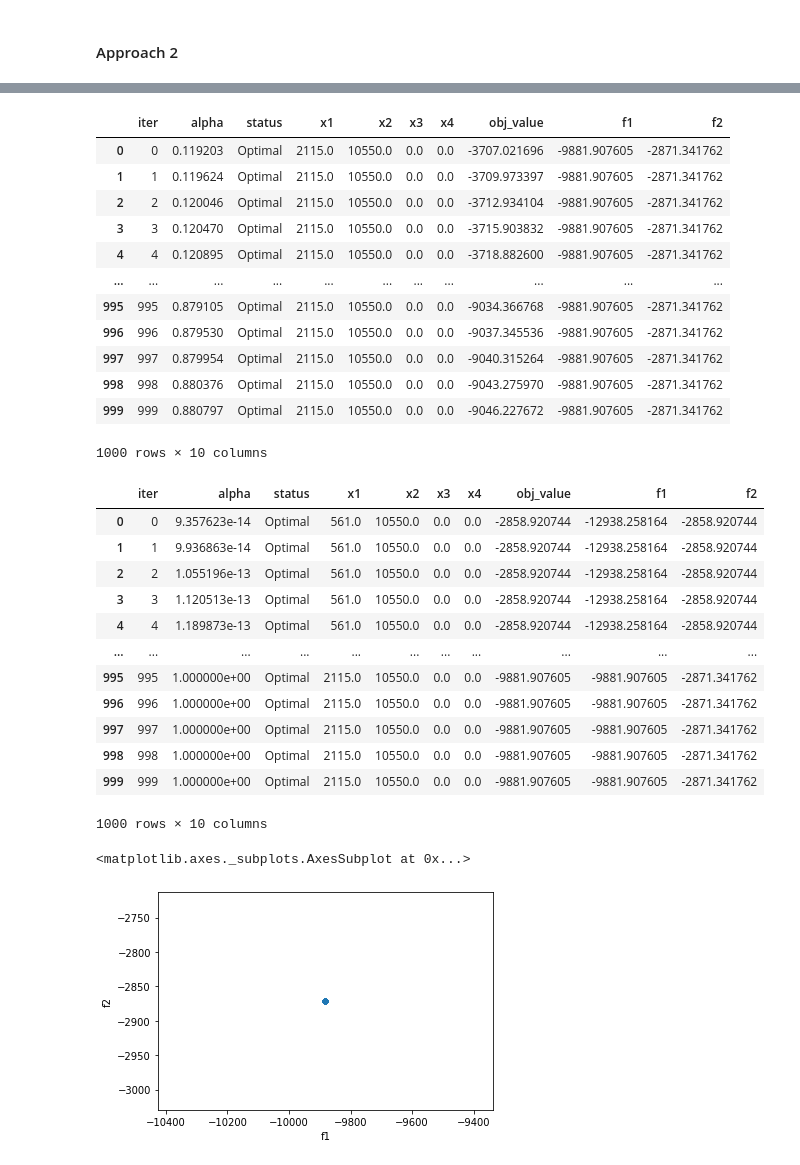
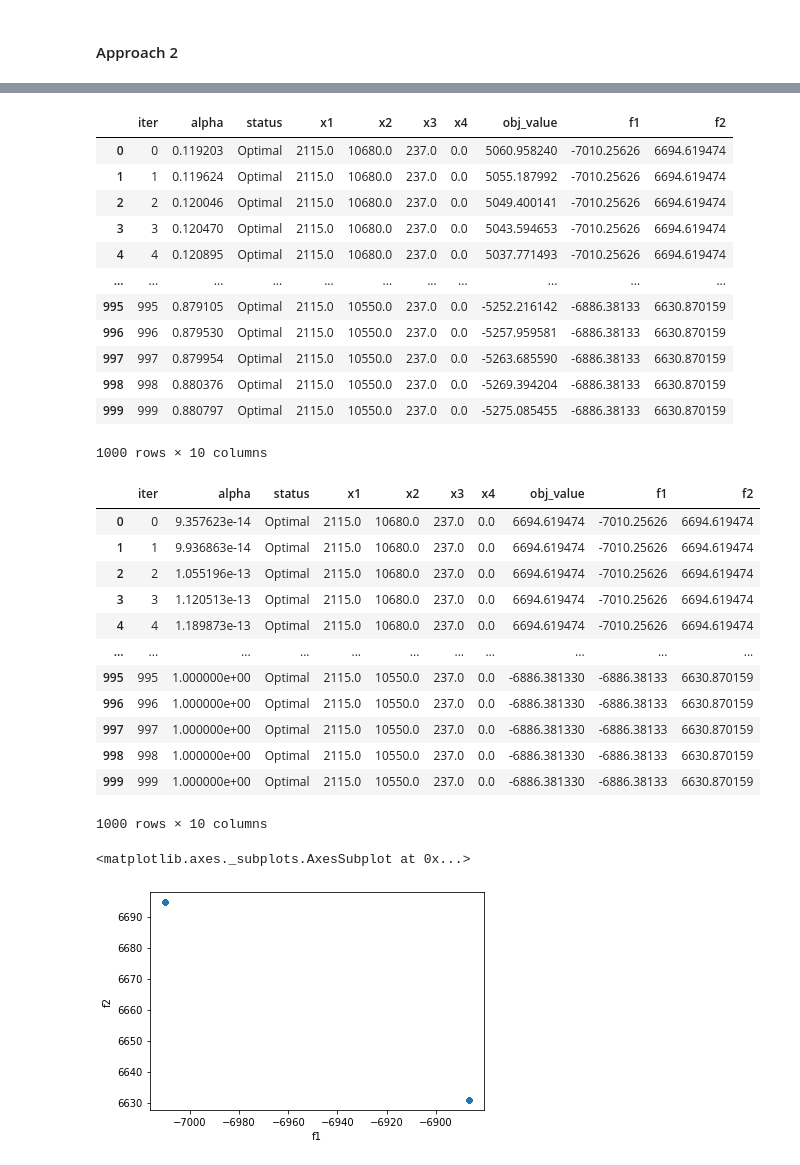
Before and after one commit to robertosgpontes/omse, a Jupyter notebook: main.ipynb, the cells around one changed output, grey strips where cells are left out. Drawn from its saved outputs; the diff is of its cells as text; code cells hidden in the pictures.

```diff
--- a/main.ipynb
+++ b/main.ipynb
@@ -180,7 +180,7 @@ from matplotlib import pyplot as plt
 # %%
 NUM_ITER = 1000
 # %%
-DataStandardization = Standardization
+DataStandardization = lambda C: DSPerLine(Standardization, C)
 # %% [markdown]
 ### Alpha Variations
 # %%
@@ -497,7 +497,7 @@ Sadeghi, Seyed Hamidreza & Jalili, Khalil & Nikkami, Davood. (2009). Land use op
 # %%
 # Variáveis do modelo
 
-C = np.array([[8.5042,  0.1562 ,  4.8758,  0.3215],
+Cini = np.array([[8.5042,  0.1562 ,  4.8758,  0.3215],
               [7.389, 8.144, 7.389, 21.112]])
 
 A = np.array([  [1, 0, 0, 0],
@@ -594,17 +594,17 @@ df_solution_sig_004 = run_models_2(alpha_sig_004, C, A, b)
 df_solution_sig_004
 # %% [output]
 |  | iter | alpha | status | x1 | x2 | x3 | x4 | obj_value | f1 | f2 |
-| 0 | 0 | 0.119203 | Optimal | 2115.0 | 10550.0 | 0.0 | 0.0 | -3707.021696 | -9881.907605 | -2871.341762 |
-| 1 | 1 | 0.119624 | Optimal | 2115.0 | 10550.0 | 0.0 | 0.0 | -3709.973397 | -9881.907605 | -2871.341762 |
-| 2 | 2 | 0.120046 | Optimal | 2115.0 | 10550.0 | 0.0 | 0.0 | -3712.934104 | -9881.907605 | -2871.341762 |
-| 3 | 3 | 0.120470 | Optimal | 2115.0 | 10550.0 | 0.0 | 0.0 | -3715.903832 | -9881.907605 | -2871.341762 |
-| 4 | 4 | 0.120895 | Optimal | 2115.0 | 10550.0 | 0.0 | 0.0 | -3718.882600 | -9881.907605 | -2871.341762 |
+| 0 | 0 | 0.119203 | Optimal | 2115.0 | 10680.0 | 237.0 | 0.0 | 5060.958240 | -7010.25626 | 6694.619474 |
+| 1 | 1 | 0.119624 | Optimal | 2115.0 | 10680.0 | 237.0 | 0.0 | 5055.187992 | -7010.25626 | 6694.619474 |
+| 2 | 2 | 0.120046 | Optimal | 2115.0 | 10680.0 | 237.0 | 0.0 | 5049.400141 | -7010.25626 | 6694.619474 |
+| 3 | 3 | 0.120470 | Optimal | 2115.0 | 10680.0 | 237.0 | 0.0 | 5043.594653 | -7010.25626 | 6694.619474 |
+| 4 | 4 | 0.120895 | Optimal | 2115.0 | 10680.0 | 237.0 | 0.0 | 5037.771493 | -7010.25626 | 6694.619474 |
 | ... | ... | ... | ... | ... | ... | ... | ... | ... | ... | ... |
-| 995 | 995 | 0.879105 | Optimal | 2115.0 | 10550.0 | 0.0 | 0.0 | -9034.366768 | -9881.907605 | -2871.341762 |
-| 996 | 996 | 0.879530 | Optimal | 2115.0 | 10550.0 | 0.0 | 0.0 | -9037.345536 | -9881.907605 | -2871.341762 |
-| 997 | 997 | 0.879954 | Optimal | 2115.0 | 10550.0 | 0.0 | 0.0 | -9040.315264 | -9881.907605 | -2871.341762 |
-| 998 | 998 | 0.880376 | Optimal | 2115.0 | 10550.0 | 0.0 | 0.0 | -9043.275970 | -9881.907605 | -2871.341762 |
-| 999 | 999 | 0.880797 | Optimal | 2115.0 | 10550.0 | 0.0 | 0.0 | -9046.227672 | -9881.907605 | -2871.341762 |
+| 995 | 995 | 0.879105 | Optimal | 2115.0 | 10550.0 | 237.0 | 0.0 | -5252.216142 | -6886.38133 | 6630.870159 |
+| 996 | 996 | 0.879530 | Optimal | 2115.0 | 10550.0 | 237.0 | 0.0 | -5257.959581 | -6886.38133 | 6630.870159 |
+| 997 | 997 | 0.879954 | Optimal | 2115.0 | 10550.0 | 237.0 | 0.0 | -5263.685590 | -6886.38133 | 6630.870159 |
+| 998 | 998 | 0.880376 | Optimal | 2115.0 | 10550.0 | 237.0 | 0.0 | -5269.394204 | -6886.38133 | 6630.870159 |
+| 999 | 999 | 0.880797 | Optimal | 2115.0 | 10550.0 | 237.0 | 0.0 | -5275.085455 | -6886.38133 | 6630.870159 |
 1000 rows × 10 columns
 # %%
 df_solution_sig_06 = run_models_2(alpha_sig_06, C, A, b)
@@ -612,20 +612,20 @@ df_solution_sig_06 = run_models_2(alpha_sig_06, C, A, b)
 df_solution_sig_06
 # %% [output]
 |  | iter | alpha | status | x1 | x2 | x3 | x4 | obj_value | f1 | f2 |
-| 0 | 0 | 9.357623e-14 | Optimal | 561.0 | 10550.0 | 0.0 | 0.0 | -2858.920744 | -12938.258164 | -2858.920744 |
-| 1 | 1 | 9.936863e-14 | Optimal | 561.0 | 10550.0 | 0.0 | 0.0 | -2858.920744 | -12938.258164 | -2858.920744 |
-| 2 | 2 | 1.055196e-13 | Optimal | 561.0 | 10550.0 | 0.0 | 0.0 | -2858.920744 | -12938.258164 | -2858.920744 |
-| 3 | 3 | 1.120513e-13 | Optimal | 561.0 | 10550.0 | 0.0 | 0.0 | -2858.920744 | -12938.258164 | -2858.920744 |
-| 4 | 4 | 1.189873e-13 | Optimal | 561.0 | 10550.0 | 0.0 | 0.0 | -2858.920744 | -12938.258164 | -2858.920744 |
+| 0 | 0 | 9.357623e-14 | Optimal | 2115.0 | 10680.0 | 237.0 | 0.0 | 6694.619474 | -7010.25626 | 6694.619474 |
+| 1 | 1 | 9.936863e-14 | Optimal | 2115.0 | 10680.0 | 237.0 | 0.0 | 6694.619474 | -7010.25626 | 6694.619474 |
+| 2 | 2 | 1.055196e-13 | Optimal | 2115.0 | 10680.0 | 237.0 | 0.0 | 6694.619474 | -7010.25626 | 6694.619474 |
+| 3 | 3 | 1.120513e-13 | Optimal | 2115.0 | 10680.0 | 237.0 | 0.0 | 6694.619474 | -7010.25626 | 6694.619474 |
+| 4 | 4 | 1.189873e-13 | Optimal | 2115.0 | 10680.0 | 237.0 | 0.0 | 6694.619474 | -7010.25626 | 6694.619474 |
 | ... | ... | ... | ... | ... | ... | ... | ... | ... | ... | ... |
-| 995 | 995 | 1.000000e+00 | Optimal | 2115.0 | 10550.0 | 0.0 | 0.0 | -9881.907605 | -9881.907605 | -2871.341762 |
-| 996 | 996 | 1.000000e+00 | Optimal | 2115.0 | 10550.0 | 0.0 | 0.0 | -9881.907605 | -9881.907605 | -2871.341762 |
-| 997 | 997 | 1.000000e+00 | Optimal | 2115.0 | 10550.0 | 0.0 | 0.0 | -9881.907605 | -9881.907605 | -2871.341762 |
-| 998 | 998 | 1.000000e+00 | Optimal | 2115.0 | 10550.0 | 0.0 | 0.0 | -9881.907605 | -9881.907605 | -2871.341762 |
-| 999 | 999 | 1.000000e+00 | Optimal | 2115.0 | 10550.0 | 0.0 | 0.0 | -9881.907605 | -9881.907605 | -2871.341762 |
+| 995 | 995 | 1.000000e+00 | Optimal | 2115.0 | 10550.0 | 237.0 | 0.0 | -6886.381330 | -6886.38133 | 6630.870159 |
+| 996 | 996 | 1.000000e+00 | Optimal | 2115.0 | 10550.0 | 237.0 | 0.0 | -6886.381330 | -6886.38133 | 6630.870159 |
+| 997 | 997 | 1.000000e+00 | Optimal | 2115.0 | 10550.0 | 237.0 | 0.0 | -6886.381330 | -6886.38133 | 6630.870159 |
+| 998 | 998 | 1.000000e+00 | Optimal | 2115.0 | 10550.0 | 237.0 | 0.0 | -6886.381330 | -6886.38133 | 6630.870159 |
+| 999 | 999 | 1.000000e+00 | Optimal | 2115.0 | 10550.0 | 237.0 | 0.0 | -6886.381330 | -6886.38133 | 6630.870159 |
 1000 rows × 10 columns
 # %%
-df_solution_sig_004.plot.scatter(x='f1', y='f2')
+df_solution_lin.plot.scatter(x='f1', y='f2')
 # %% [output]
 <matplotlib.axes._subplots.AxesSubplot at 0x...>
-[figure, old version]
+[figure, new version]
```
Also changed, not shown: parts of 15 cells of this notebook.
